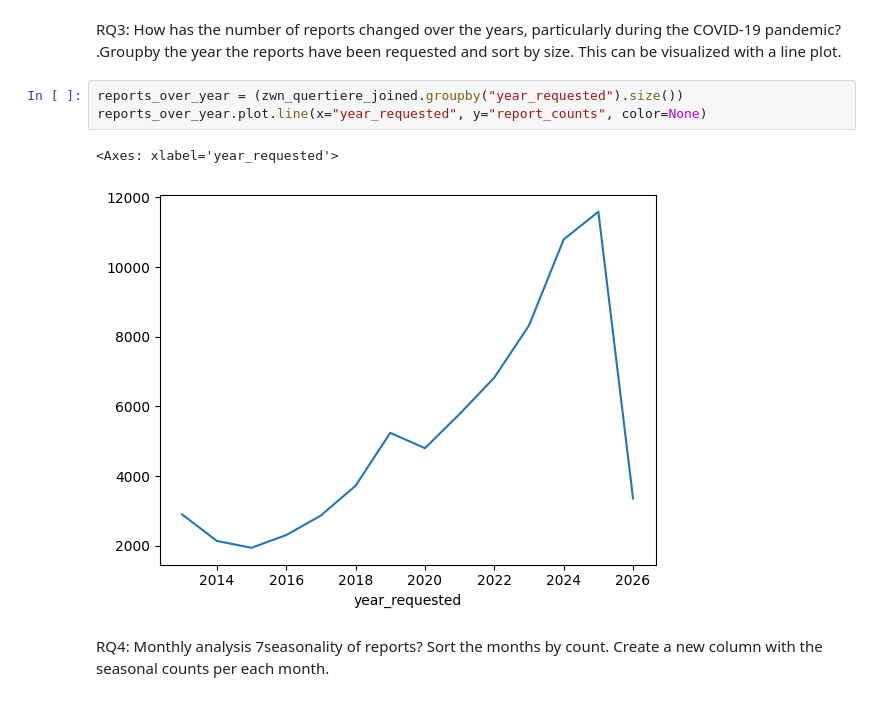
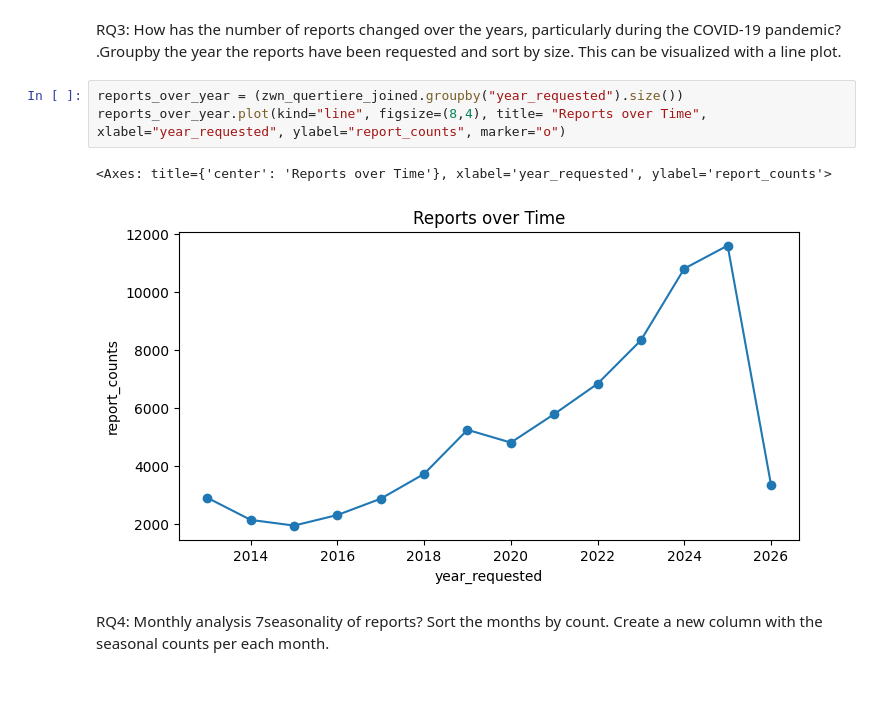
Before and after one commit to denikessi1/Project-SDS210, a Jupyter notebook: notebooks/read_data.ipynb, the cells around one changed output. Drawn from its saved outputs; the diff is of its cells as text.

```diff
--- a/notebooks/read_data.ipynb
+++ b/notebooks/read_data.ipynb
@@ -127,10 +127,10 @@ for i, code in enumerate(top3_codes):
 RQ3: How has the number of reports changed over the years, particularly during the COVID-19 pandemic? .Groupby the year the reports have been requested and sort by size. This can be visualized with a line plot.
 # %%
 reports_over_year = (zwn_quertiere_joined.groupby("year_requested").size())
-reports_over_year.plot.line(x="year_requested", y="report_counts", color=None)
+reports_over_year.plot(kind="line", figsize=(8,4), title= "Reports over Time", xlabel="year_requested", ylabel="report_counts", marker="o")
 # %% [output]
-<Axes: xlabel='year_requested'>
+<Axes: title={'center': 'Reports over Time'}, xlabel='year_requested', ylabel='report_counts'>
-[figure, old version]
+[figure, new version]
 # %% [markdown]
 RQ4: Monthly analysis
 7seasonality of reports? Sort the months by count. Create a new column with the seasonal counts per each month.
```
Also changed, not shown: parts of 3 cells of this notebook.
